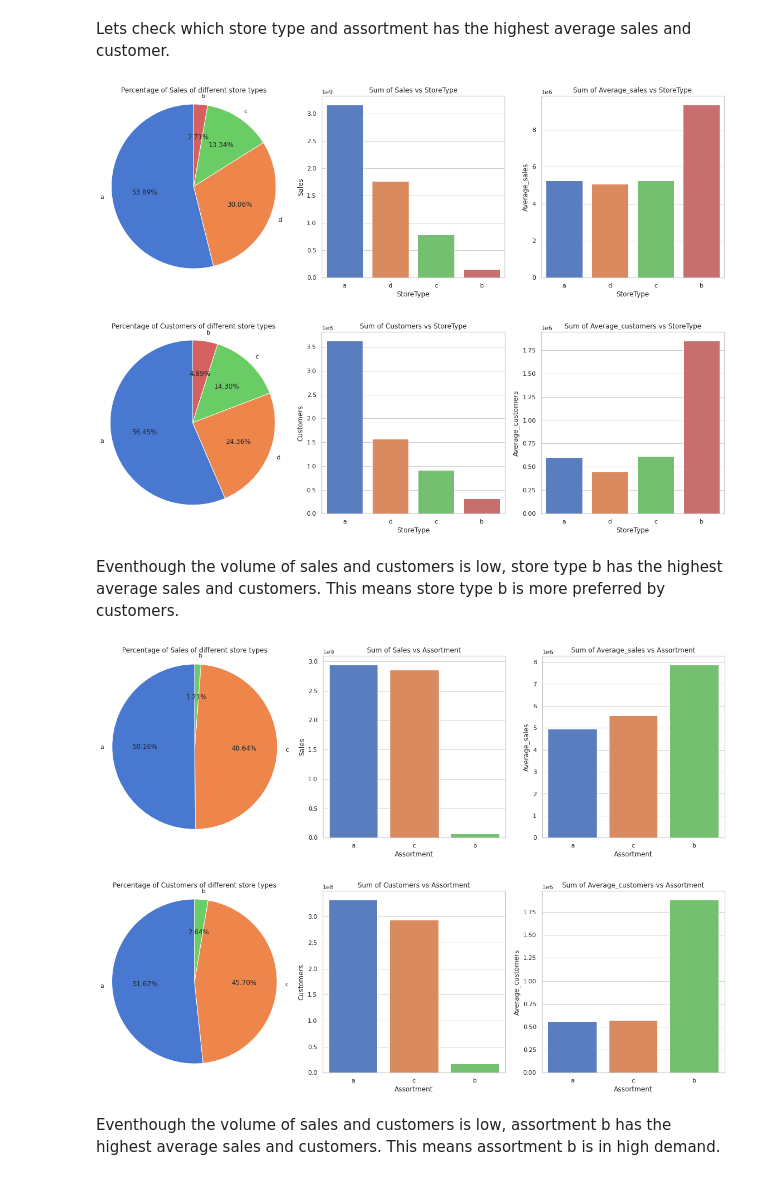
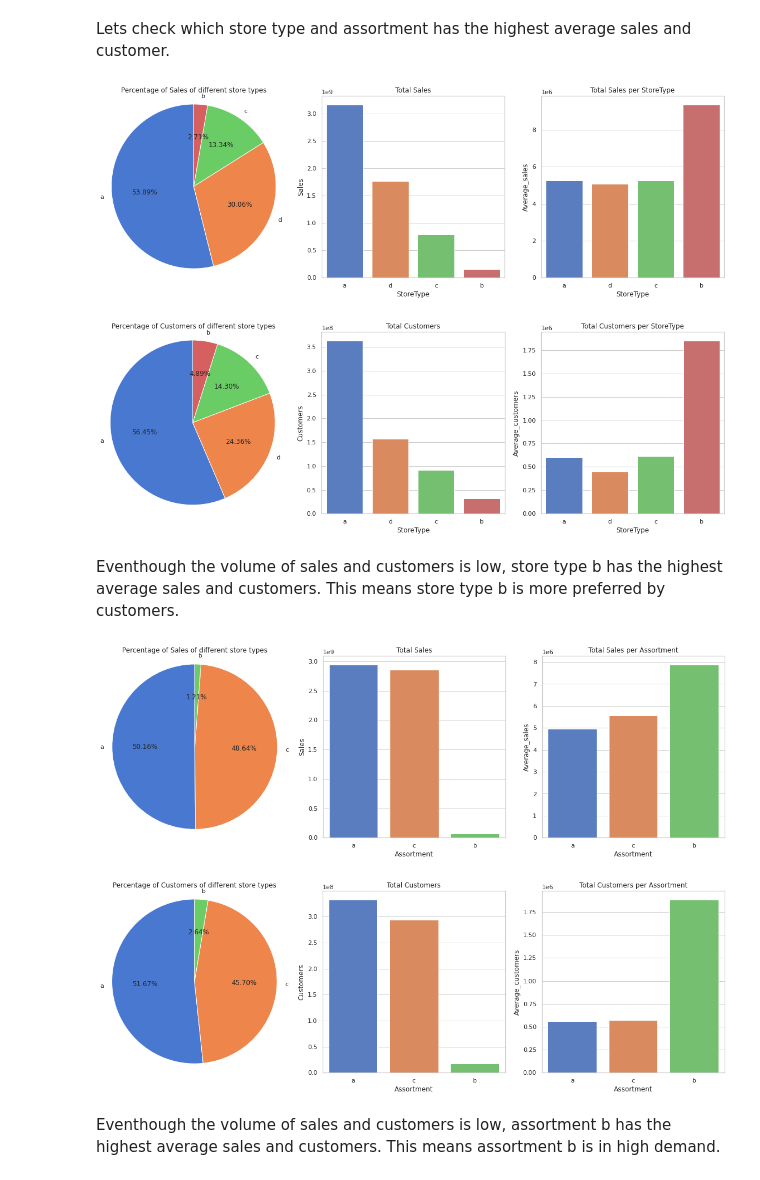
Before and after one commit to connect-midhunr/rossmann-sales-prediction, a Jupyter notebook: Rossmann_Sales_Prediction_Capstone_Project.ipynb, the cells around one changed output. Drawn from its saved outputs; the diff is of its cells as text; code cells hidden in the pictures.

```diff
--- a/Rossmann_Sales_Prediction_Capstone_Project.ipynb
+++ b/Rossmann_Sales_Prediction_Capstone_Project.ipynb
@@ -772,33 +794,33 @@ Lets check which store type and assortment has the highest average sales and cus
 # %%
 # get a dataframe with count, sales, average sales, percentage sales, customers, average customers and percentage of customers of different store types
 store_type_count_df = get_count_from_column(rossmann_df.copy().loc[0:1115, ['Store', 'StoreType']], 'StoreType').rename(columns={'index':'StoreType'})
 
 store_type_sales_sum_df = get_sum_from_column(rossmann_df, 'StoreType', 'Sales')
 store_type_df = store_type_count_df.merge(right=store_type_sales_sum_df, on='StoreType')
 store_type_df['Percent_sales'] = round(store_type_df['Sales']/store_type_df['Sales'].sum()*100, 2)
 store_type_df['Average_sales'] = round(store_type_df['Sales']/store_type_df['count'], 2)
 
 store_type_customer_sum_df = get_sum_from_column(rossmann_df, 'StoreType', 'Customers')
 store_type_df = store_type_df.merge(right=store_type_customer_sum_df, on='StoreType')
 store_type_df['Percent_customers'] = round(store_type_df['Customers']/store_type_df['Customers'].sum()*100, 2)
 store_type_df['Average_customers'] = round(store_type_df['Customers']/store_type_df['count'], 2)
 
 for feature in ('Sales', 'Customers'):
   fig, axes = plt.subplots(1, 3, figsize=(20, 6))
   axes[0].pie(store_type_df.loc[:, feature], labels=store_type_df.loc[:, 'StoreType'], autopct='%1.2f%%', startangle=90)
   axes[0].axis('equal')
   axes[0].set_title(f"Percentage of {feature} of different store types")
 
   sns.barplot(ax=axes[1], x=store_type_df['StoreType'], y=store_type_df[feature])
-  axes[1].set_title(f"Sum of {feature} vs {'StoreType'}")
+  axes[1].set_title(f"Total {feature}")
 
   sns.barplot(ax=axes[2], x=store_type_df['StoreType'], y=store_type_df['Average_' + feature.lower()])
-  axes[2].set_title(f"Sum of {'Average_' + feature.lower()} vs {'StoreType'}")
+  axes[2].set_title(f"Total {feature} per StoreType")
 
   plt.show()
 # %% [output]
-[figure, old version]
+[figure, new version]
-[figure, old version]
+[figure, new version]
 # %% [markdown]
 Eventhough the volume of sales and customers is low, store type b has the highest average sales and customers. This means store type b is more preferred by customers.
 # %%
@@ -822,14 +844,14 @@ for feature in ('Sales', 'Customers'):
   axes[0].set_title(f"Percentage of {feature} of different store types")
 
   sns.barplot(ax=axes[1], x=assortment_df['Assortment'], y=assortment_df[feature])
-  axes[1].set_title(f"Sum of {feature} vs {'Assortment'}")
+  axes[1].set_title(f"Total {feature}")
 
   sns.barplot(ax=axes[2], x=assortment_df['Assortment'], y=assortment_df['Average_' + feature.lower()])
-  axes[2].set_title(f"Sum of {'Average_' + feature.lower()} vs {'Assortment'}")
+  axes[2].set_title(f"Total {feature} per Assortment")
 
   plt.show()
 # %% [output]
-[figure, old version]
+[figure, new version]
-[figure, old version]
+[figure, new version]
 # %% [markdown]
 Eventhough the volume of sales and customers is low, assortment b has the highest average sales and customers. This means assortment b is in high demand.
```
Also changed, not shown: parts of 49 cells of this notebook.
